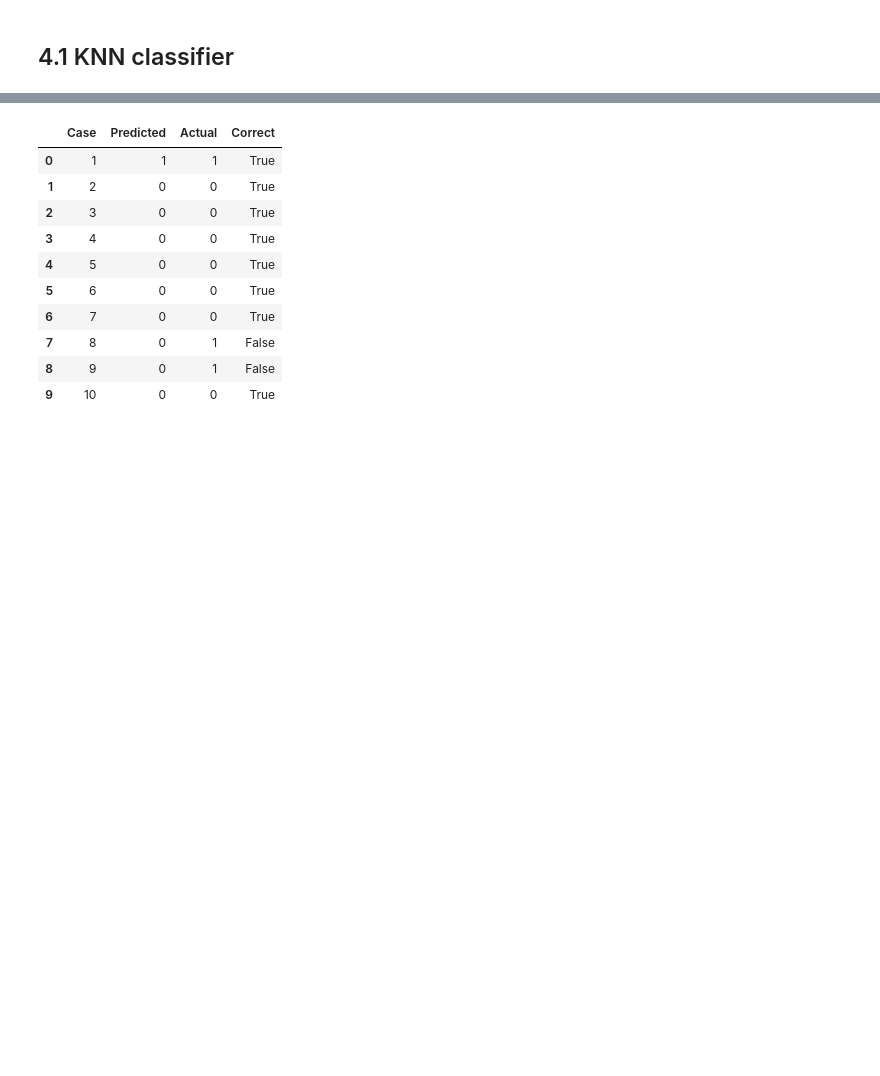
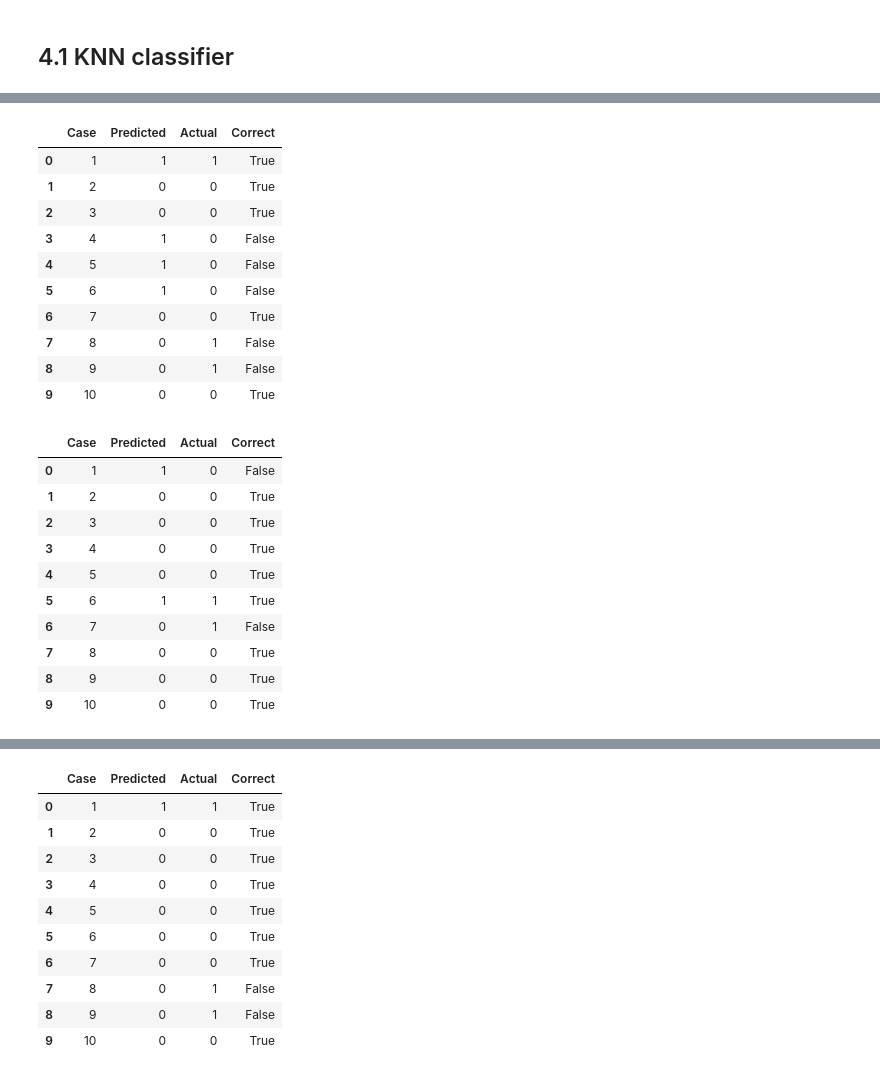
Before and after one commit to kenshin812/data_analysis, a Jupyter notebook: assignment3/submission.ipynb, the cells around one changed output, grey strips where cells are left out. Drawn from its saved outputs; the diff is of its cells as text; code cells hidden in the pictures; blank space fills up the shorter version.

```diff
--- a/assignment3/submission.ipynb
+++ b/assignment3/submission.ipynb
@@ -167,8 +177,11 @@ df_80_train, df_20_test = train_test_split(
     random_state=42,
     stratify=df["class"]
 )
-preprocessed_df_80_train = preprocessing(df_80_train)
-preprocessed_df_20_test = preprocessing(df_20_test)
+
+preprocessed_df_80_train, preprocessed_df_20_test = preprocessing(
+    df_80_train,
+    df_20_test
+)
 
 # Split 2: 60% training, 40% testing
 df_60_train, df_40_test = train_test_split(
@@ -177,7 +190,10 @@ df_60_train, df_40_test = train_test_split(
     random_state=42,
     stratify=df["class"]
 )
-preprocessed_df_60_train = preprocessing(df_60_train)
-preprocessed_df_40_test = preprocessing(df_40_test)
+
+preprocessed_df_60_train, preprocessed_df_40_test = preprocessing(
+    df_60_train,
+    df_40_test
+)
 # %% [markdown]
 # Task 4. Classification algorithms
@@ -197,9 +248,10 @@ class KNN:
     def __init__(self, k=5):
         self.k = k
 
-    def fit(self, df_train):
-        self.X_train = df_train.drop(columns="class")
-        self.y_train = df_train["class"]
+    def fit(self, X_train, y_train):
+        self.X_train = np.asarray(X_train)
+        self.y_train = np.asarray(y_train)
+        return self
 
     def euclidean_distance(self, point1, point2):
         distance = 0
@@ -221,7 +273,6 @@ class KNN:
             distances.append(
                 (distance, self.y_train[i])
             )
-
         distances.sort(key=lambda x: x[0])
 
         count_0 = 0
@@ -247,5 +298,33 @@ class KNN:
             prediction = self.predict_one(x_test)
             predictions.append(prediction)
 
-        return predictions
+        return np.asarray(predictions)
+# %%
+knn = KNN(k=5)
+
+pred_knn_80 = classifier(knn, preprocessed_df_80_train, preprocessed_df_20_test)
+pred_knn_60 = classifier(knn, preprocessed_df_60_train, preprocessed_df_40_test)
+# %% [output]
+|  | Case | Predicted | Actual | Correct |
+| 0 | 1 | 1 | 1 | True |
+| 1 | 2 | 0 | 0 | True |
+| 2 | 3 | 0 | 0 | True |
+| 3 | 4 | 1 | 0 | False |
+| 4 | 5 | 1 | 0 | False |
+| 5 | 6 | 1 | 0 | False |
+| 6 | 7 | 0 | 0 | True |
+| 7 | 8 | 0 | 1 | False |
+| 8 | 9 | 0 | 1 | False |
+| 9 | 10 | 0 | 0 | True |
+|  | Case | Predicted | Actual | Correct |
+| 0 | 1 | 1 | 0 | False |
+| 1 | 2 | 0 | 0 | True |
+| 2 | 3 | 0 | 0 | True |
+| 3 | 4 | 0 | 0 | True |
+| 4 | 5 | 0 | 0 | True |
+| 5 | 6 | 1 | 1 | True |
+| 6 | 7 | 0 | 1 | False |
+| 7 | 8 | 0 | 0 | True |
+| 8 | 9 | 0 | 0 | True |
+| 9 | 10 | 0 | 0 | True |
 # %% [markdown]
```
Also changed, not shown: parts of 48 cells of this notebook.
